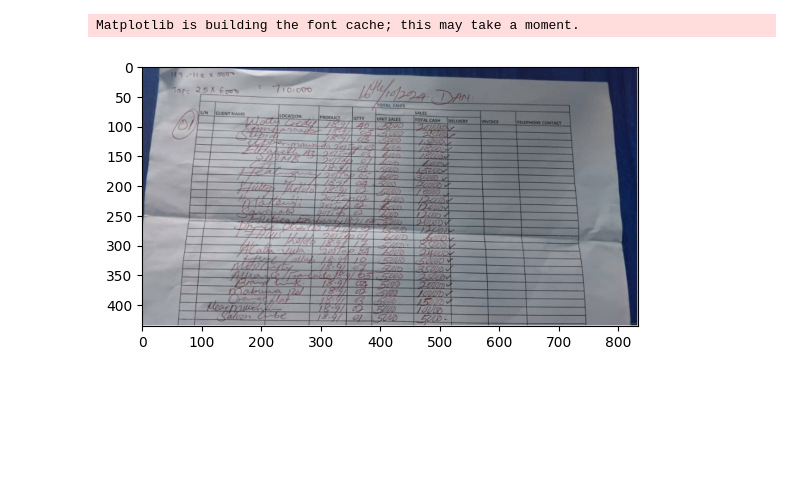
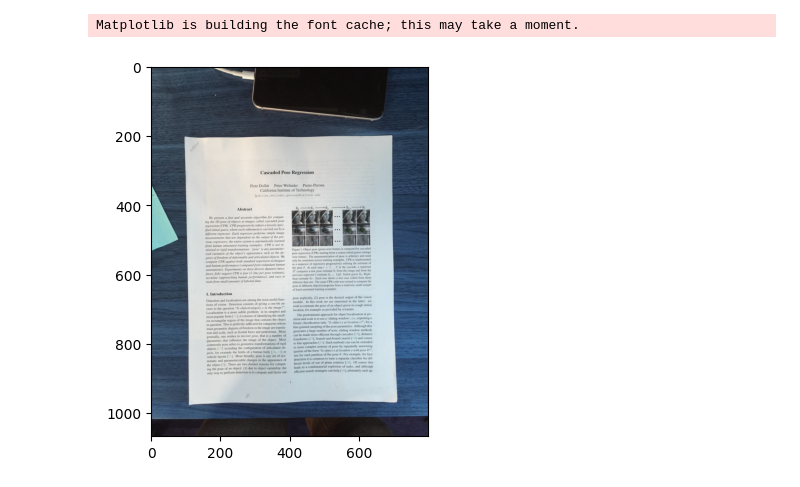
Before and after one commit to anselm94/jibu-transformhub-support, a Jupyter notebook: handwritten-sales-transactions-parser.ipynb, the cells around one changed output. Drawn from its saved outputs; the diff is of its cells as text; code cells hidden in the pictures; blank space fills up the shorter version.

```diff
--- a/handwritten-sales-transactions-parser.ipynb
+++ b/handwritten-sales-transactions-parser.ipynb
@@ -8,10 +8,13 @@ import matplotlib.pyplot as plt
 Matplotlib is building the font cache; this may take a moment.
 # %%
 # Load image
-image = cv2.imread('samples/jibu-handwritten-sales-1.jpg')
+# image = cv2.imread('samples/jibu-handwritten-sales-1.jpg')
+image = cv2.imread('samples/scan-paper.jpg')
+
+height, width = image.shape[:2]
 
 # display the image
 plt.imshow(image)
 plt.show()
 # %% [output]
-[figure, old version]
+[figure, new version]
```
Also changed, not shown: parts of 5 cells of this notebook, 1 other file.
